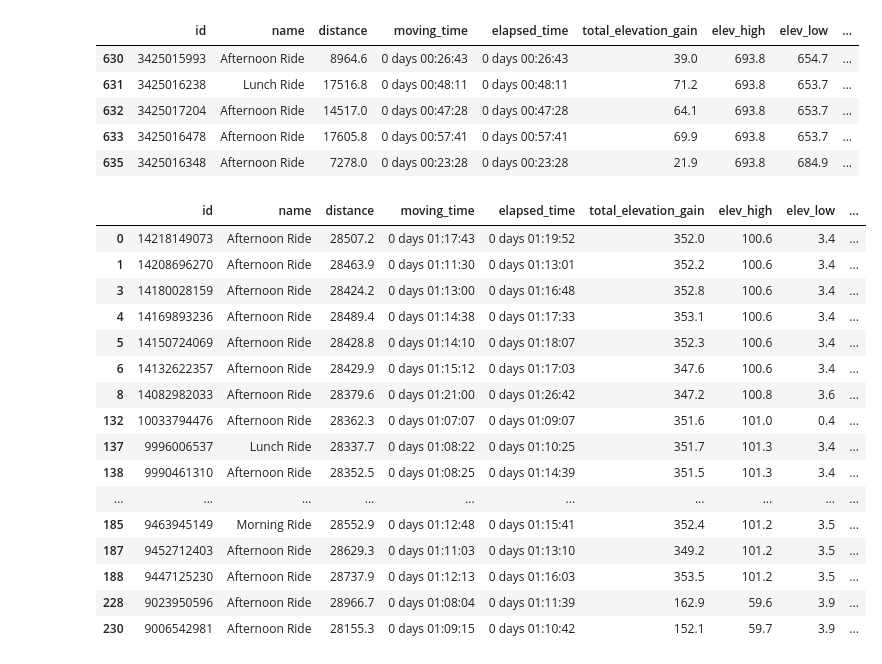
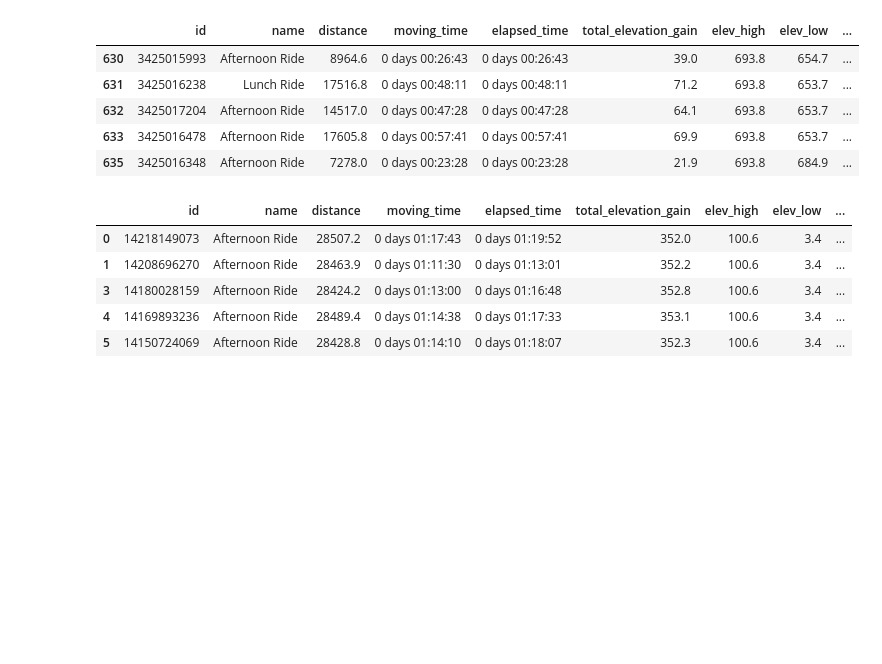
Before and after one commit to NWNHT/StravaPlotting, a Jupyter notebook: src/activity_view.ipynb, the cells around one changed output. Cells and saved outputs as stored; diff of their text form; code cells hidden in the pictures; blank space fills up the shorter version.

```diff
--- a/src/activity_view.ipynb
+++ b/src/activity_view.ipynb
@@ -59,22 +61,11 @@ Beginning request of activities...
 # %%
 # Find the activity of interest
 white_rock_route_activities = activities.query('year in [2023, 2025] & distance > 28000 & distance < 29000')
-white_rock_route_activities
+white_rock_route_activities.head()
 # %% [output]
 |  | id | name | distance | moving_time | elapsed_time | total_elevation_gain | elev_high | elev_low | ... |
 | 0 | 14218149073 | Afternoon Ride | 28507.2 | 0 days 01:17:43 | 0 days 01:19:52 | 352.0 | 100.6 | 3.4 | ... |
 | 1 | 14208696270 | Afternoon Ride | 28463.9 | 0 days 01:11:30 | 0 days 01:13:01 | 352.2 | 100.6 | 3.4 | ... |
 | 3 | 14180028159 | Afternoon Ride | 28424.2 | 0 days 01:13:00 | 0 days 01:16:48 | 352.8 | 100.6 | 3.4 | ... |
 | 4 | 14169893236 | Afternoon Ride | 28489.4 | 0 days 01:14:38 | 0 days 01:17:33 | 353.1 | 100.6 | 3.4 | ... |
 | 5 | 14150724069 | Afternoon Ride | 28428.8 | 0 days 01:14:10 | 0 days 01:18:07 | 352.3 | 100.6 | 3.4 | ... |
-| 6 | 14132622357 | Afternoon Ride | 28429.9 | 0 days 01:15:12 | 0 days 01:17:03 | 347.6 | 100.6 | 3.4 | ... |
-| 8 | 14082982033 | Afternoon Ride | 28379.6 | 0 days 01:21:00 | 0 days 01:26:42 | 347.2 | 100.8 | 3.6 | ... |
-| 132 | 10033794476 | Afternoon Ride | 28362.3 | 0 days 01:07:07 | 0 days 01:09:07 | 351.6 | 101.0 | 0.4 | ... |
-| 137 | 9996006537 | Lunch Ride | 28337.7 | 0 days 01:08:22 | 0 days 01:10:25 | 351.7 | 101.3 | 3.4 | ... |
-| 138 | 9990461310 | Afternoon Ride | 28352.5 | 0 days 01:08:25 | 0 days 01:14:39 | 351.5 | 101.3 | 3.4 | ... |
-| ... | ... | ... | ... | ... | ... | ... | ... | ... | ... |
-| 185 | 9463945149 | Morning Ride | 28552.9 | 0 days 01:12:48 | 0 days 01:15:41 | 352.4 | 101.2 | 3.5 | ... |
-| 187 | 9452712403 | Afternoon Ride | 28629.3 | 0 days 01:11:03 | 0 days 01:13:10 | 349.2 | 101.2 | 3.5 | ... |
-| 188 | 9447125230 | Afternoon Ride | 28737.9 | 0 days 01:12:13 | 0 days 01:16:03 | 353.5 | 101.2 | 3.5 | ... |
-| 228 | 9023950596 | Afternoon Ride | 28966.7 | 0 days 01:08:04 | 0 days 01:11:39 | 162.9 | 59.6 | 3.9 | ... |
-| 230 | 9006542981 | Afternoon Ride | 28155.3 | 0 days 01:09:15 | 0 days 01:10:42 | 152.1 | 59.7 | 3.9 | ... |
```
Also changed, not shown: parts of 8 cells of this notebook.
